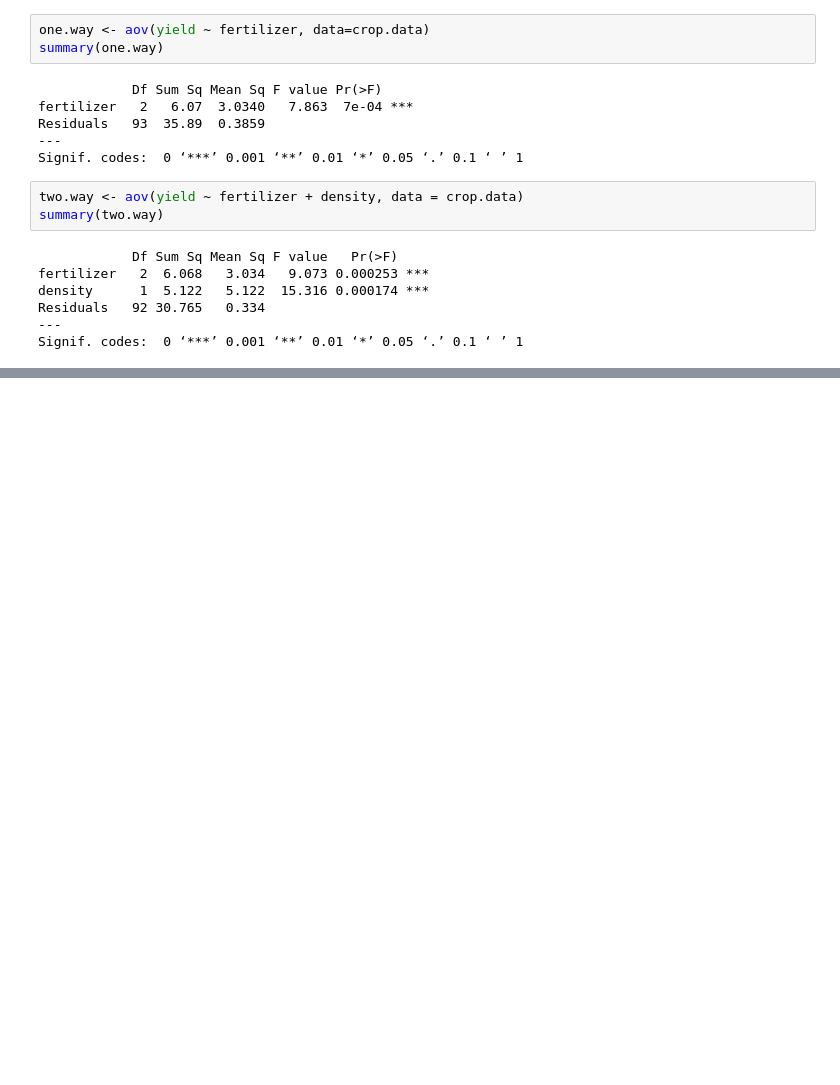
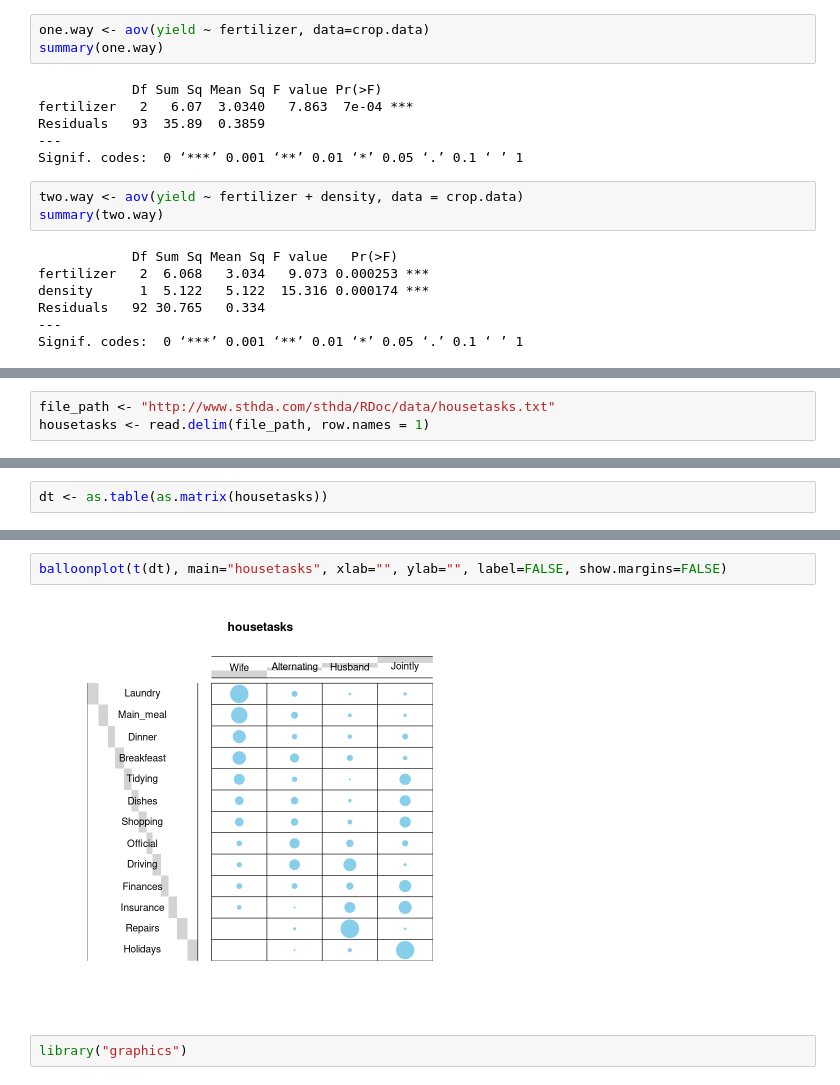
Before and after one commit to JeremyMcCormick/notebooks, a Jupyter notebook: R/StatisticsCompetencies.ipynb, the cells around one changed output, grey strips where cells are left out. Cells and saved outputs as stored; diff of their text form; blank space fills up the shorter version.

```diff
--- a/R/StatisticsCompetencies.ipynb
+++ b/R/StatisticsCompetencies.ipynb
@@ -1616,0 +1629,3 @@ Signif. codes:  0 ‘***’ 0.001 ‘**’ 0.01 ‘*’ 0.05 ‘.’ 0.1 ‘ ’
+# %%
+file_path <- "http://www.sthda.com/sthda/RDoc/data/housetasks.txt"
+housetasks <- read.delim(file_path, row.names = 1)
@@ -1616,0 +1670,2 @@ Signif. codes:  0 ‘***’ 0.001 ‘**’ 0.01 ‘*’ 0.05 ‘.’ 0.1 ‘ ’
+# %%
+dt <- as.table(as.matrix(housetasks))
@@ -1616,0 +1689,6 @@ Signif. codes:  0 ‘***’ 0.001 ‘**’ 0.01 ‘*’ 0.05 ‘.’ 0.1 ‘ ’
+# %%
+balloonplot(t(dt), main="housetasks", xlab="", ylab="", label=FALSE, show.margins=FALSE)
+# %% [output]
+[figure, added]
+# %%
+library("graphics")
```
Also changed, not shown: parts of 51 cells of this notebook.
